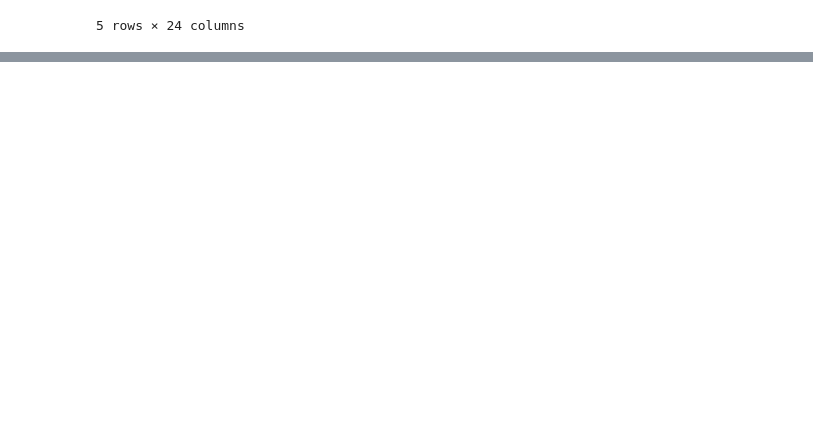
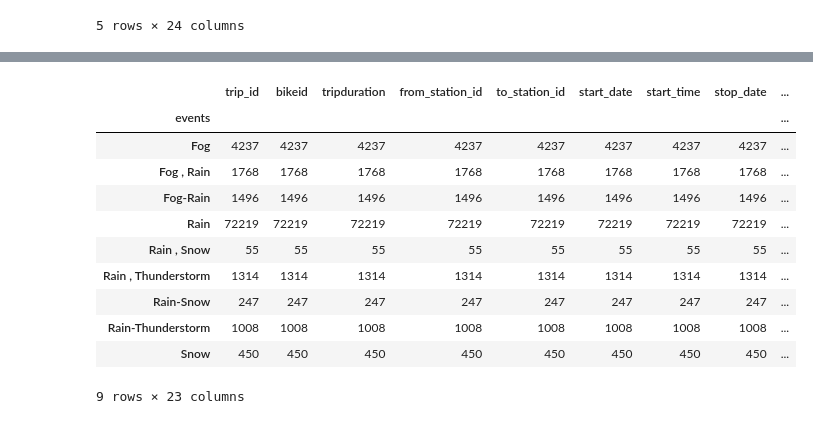
Before and after one commit to rahmxd/my_da_repo, a Jupyter notebook: Week 9 Project/E1 Training and modelling.ipynb, the cells around one changed output, grey strips where cells are left out. Drawn from its saved outputs; the diff is of its cells as text; code cells hidden in the pictures; blank space fills up the shorter version.

```diff
--- a/Week 9 Project/E1 Training and modelling.ipynb
+++ b/Week 9 Project/E1 Training and modelling.ipynb
@@ -39,21 +22,3 @@ memory usage: 41.9+ MB
-# %%
-# Step a: Handle missing values
-# df.fillna(value=0, inplace=True)  # Replace NaN with 0 (you might choose a different strategy)
-
-# Step b: Feature selection
-selected_features = ['max_temperature_f', 'mean_temperature_f', 'max_wind_speed_mph', 'precipitation_in']
-
-# Step c: Convert categorical variables (if any)
-df = pd.get_dummies(df, columns=['events'], drop_first=True)
-
-# Step d: Split data into features (X) and target variable (y)
-X = df[selected_features]
-y = df['your_target_column']  # Replace 'your_target_column' with the actual column name you want to predict
-
-# Step e: Split into training and testing sets
-X_train, X_test, y_train, y_test = train_test_split(X, y, test_size=0.2, random_state=42)
-
-# Step e (continued): Feature scaling
-scaler = StandardScaler()
-X_train_scaled = scaler.fit_transform(X_train)
-X_test_scaled = scaler.transform(X_test)
+# %%
+df['date'] = pd.to_datetime(df['date'])
+df.info()
@@ -59,0 +43,11 @@ X_test_scaled = scaler.transform(X_test)
+# %%
+df['date'] = pd.to_datetime(df['date']).dt.date
+df['install_date'] = pd.to_datetime(df['install_date']).dt.date
+
+# Convert non-numeric values to NaN and then fill NaN with 0
+df['max_gust_speed_mph'] = pd.to_numeric(df['max_gust_speed_mph'], errors='coerce').fillna(0)
+
+# Convert the column to int64
+df['max_gust_speed_mph'] = df['max_gust_speed_mph'].astype('int64')
+
+df.info()
@@ -59,0 +80,21 @@ X_test_scaled = scaler.transform(X_test)
+# %%
+df.groupby('events').count()
+# replace NaN o is clear,
+# rain is 1,
+# fog is 2,
+# fog, rain 3
+# rain, thunderstorm, 4
+# Snow 5
+# %% [output]
+|  | trip_id | bikeid | tripduration | from_station_id | to_station_id | start_date | start_time | stop_date | ... |
+| events |  |  |  |  |  |  |  |  | ... |
+| Fog | 4237 | 4237 | 4237 | 4237 | 4237 | 4237 | 4237 | 4237 | ... |
+| Fog , Rain | 1768 | 1768 | 1768 | 1768 | 1768 | 1768 | 1768 | 1768 | ... |
+| Fog-Rain | 1496 | 1496 | 1496 | 1496 | 1496 | 1496 | 1496 | 1496 | ... |
+| Rain | 72219 | 72219 | 72219 | 72219 | 72219 | 72219 | 72219 | 72219 | ... |
+| Rain , Snow | 55 | 55 | 55 | 55 | 55 | 55 | 55 | 55 | ... |
+| Rain , Thunderstorm | 1314 | 1314 | 1314 | 1314 | 1314 | 1314 | 1314 | 1314 | ... |
+| Rain-Snow | 247 | 247 | 247 | 247 | 247 | 247 | 247 | 247 | ... |
+| Rain-Thunderstorm | 1008 | 1008 | 1008 | 1008 | 1008 | 1008 | 1008 | 1008 | ... |
+| Snow | 450 | 450 | 450 | 450 | 450 | 450 | 450 | 450 | ... |
+9 rows × 23 columns
```
Also changed, not shown: parts of 36 cells of this notebook, 1 other file.
